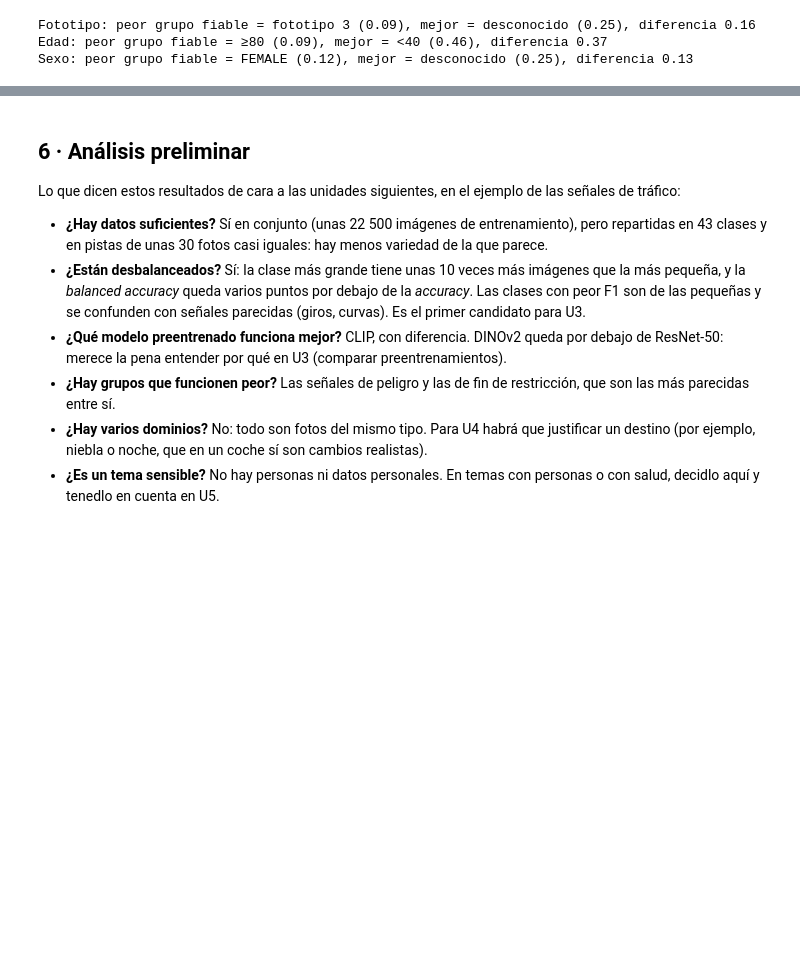
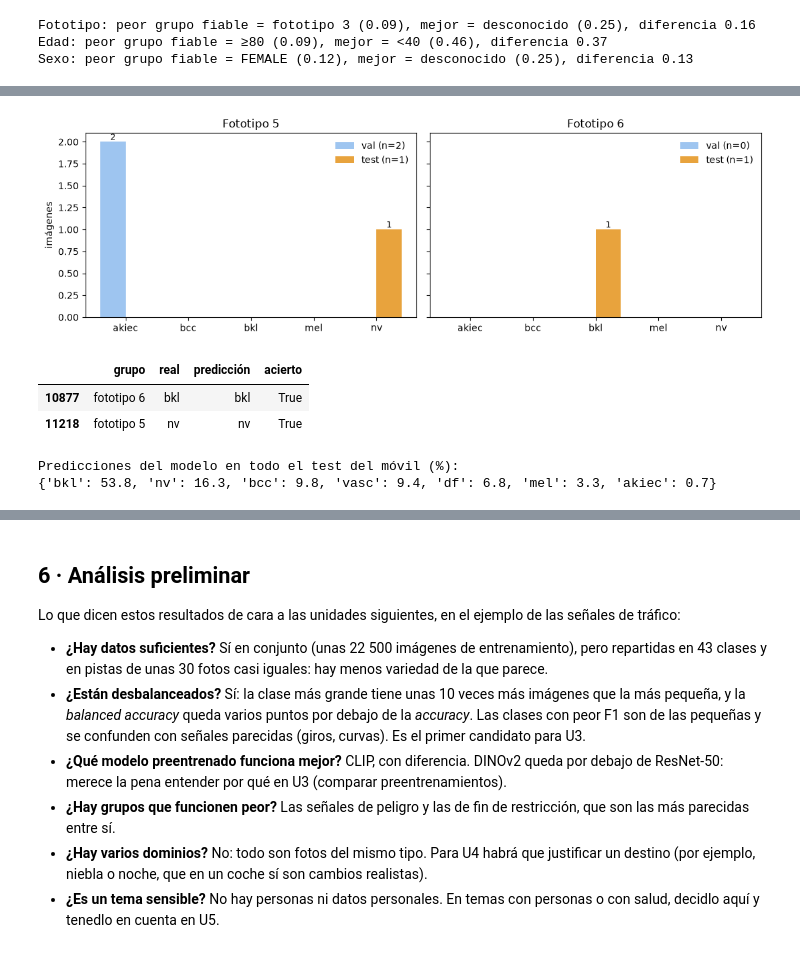
Before and after one commit to idom-ai/project_skin_wounds, a Jupyter notebook: 01_baseline.ipynb, the cells around one changed output, grey strips where cells are left out. Cells and saved outputs as stored; diff of their text form; code cells hidden in the pictures; blank space fills up the shorter version.

```diff
--- a/01_baseline.ipynb
+++ b/01_baseline.ipynb
@@ -661,0 +690,26 @@ Sexo: peor grupo fiable = FEMALE (0.12), mejor = desconocido (0.25), diferencia
+# %%
+# Fototipos 5 y 6 en val y test, y si las imágenes de test se aciertan
+fig, axs = plt.subplots(1, 2, figsize=(11, 3.5), sharey=True)
+x = np.arange(len(CLASES_DESTINO))
+for ax, g in zip(axs, F56):
+    for k, (part, color) in enumerate([('val', '#9ec5f0'), ('test', '#e8a33d')]):
+        c = (movil[(movil['grupo'] == g) & (movil['particion'] == part)]['etiqueta']
+             .value_counts().reindex(CLASES_DESTINO, fill_value=0))
+        b = ax.bar(x + (k - .5) * .4, c.values, .4, color=color, label=f'{part} (n={c.sum()})')
+        ax.bar_label(b, labels=[v if v else '' for v in c.values], fontsize=9)
+    ax.set_xticks(x, clases_d); ax.set_title(g.capitalize()); ax.legend(frameon=False)
+axs[0].set_ylabel('imágenes')
+plt.tight_layout(); plt.savefig(IMG / 'revision_fototipos56_val_test.png', dpi=200, bbox_inches='tight'); plt.show()
+
+casos = ev[ev['grupo'].isin(F56)][['grupo', 'etiqueta', 'pred', 'acierto']].copy()
+casos['etiqueta'] = casos['etiqueta'].map(cod); casos['pred'] = casos['pred'].map(cod)
+display(casos.rename(columns={'etiqueta': 'real', 'pred': 'predicción'}))
+print('Predicciones del modelo en todo el test del móvil (%):')
+print((pd.Series(pred_d).map(cod).value_counts(normalize=True) * 100).round(1).to_dict())
+# %% [output]
+[figure, added]
+|  | grupo | real | predicción | acierto |
+| 10877 | fototipo 6 | bkl | bkl | True |
+| 11218 | fototipo 5 | nv | nv | True |
+Predicciones del modelo en todo el test del móvil (%):
+{'bkl': 53.8, 'nv': 16.3, 'bcc': 9.8, 'vasc': 9.4, 'df': 6.8, 'mel': 3.3, 'akiec': 0.7}
```
Also changed, not shown: parts of 5 cells of this notebook, 6 other files.
